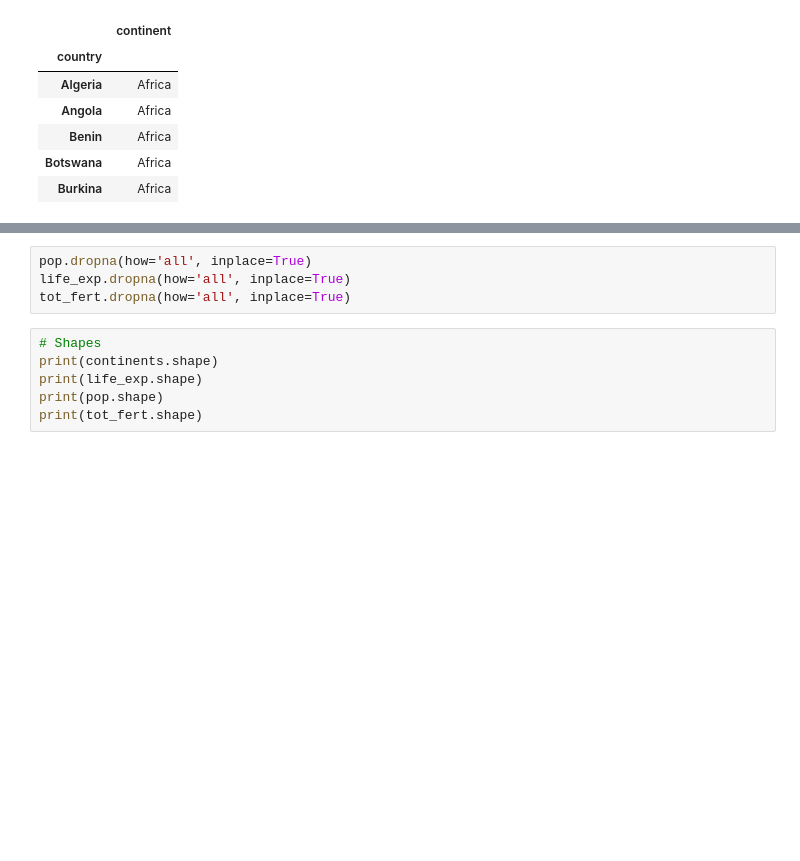
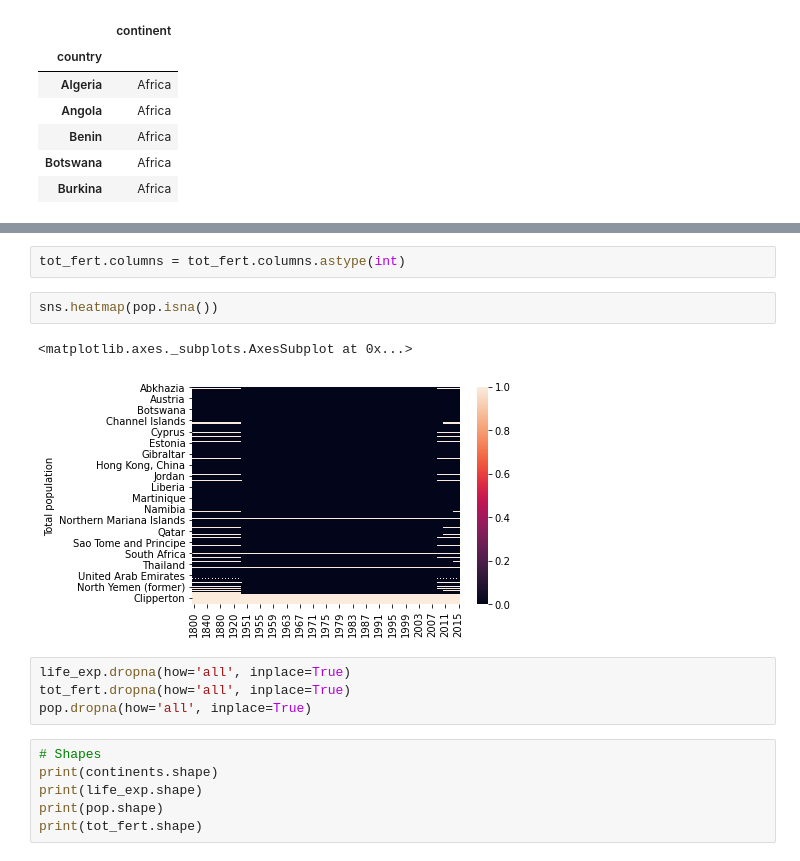
Before and after one commit to mfriebel/DS_projects, a Jupyter notebook: week01/project_wk1.ipynb, the cells around one changed output, grey strips where cells are left out. Cells and saved outputs as stored; diff of their text form; blank space fills up the shorter version.

```diff
--- a/week01/project_wk1.ipynb
+++ b/week01/project_wk1.ipynb
@@ -98,7 +95,14 @@ for dataset in datasets:
+# %%
+tot_fert.columns = tot_fert.columns.astype(int)
+# %%
+sns.heatmap(pop.isna())
+# %% [output]
+<matplotlib.axes._subplots.AxesSubplot at 0x...>
+[figure, added]
 # %%
-pop.dropna(how='all', inplace=True)
 life_exp.dropna(how='all', inplace=True)
 tot_fert.dropna(how='all', inplace=True)
+pop.dropna(how='all', inplace=True)
 # %%
 # Shapes
 print(continents.shape)
```
Also changed, not shown: parts of 43 cells of this notebook.
